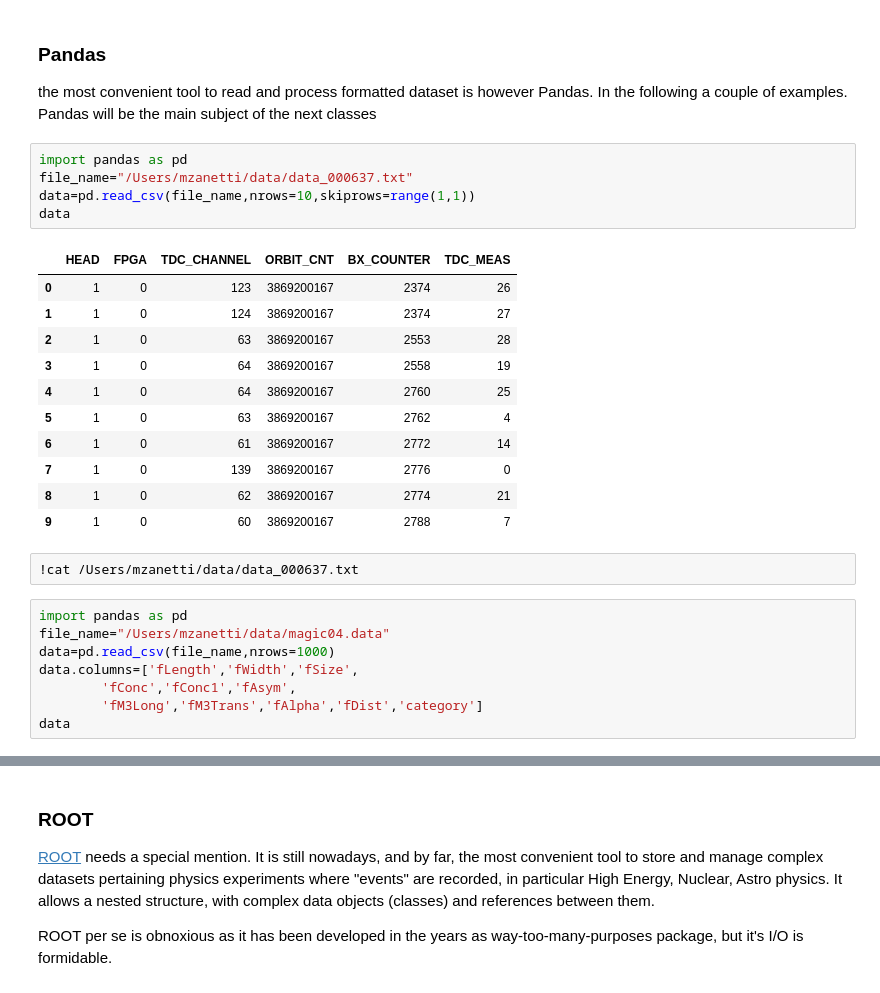
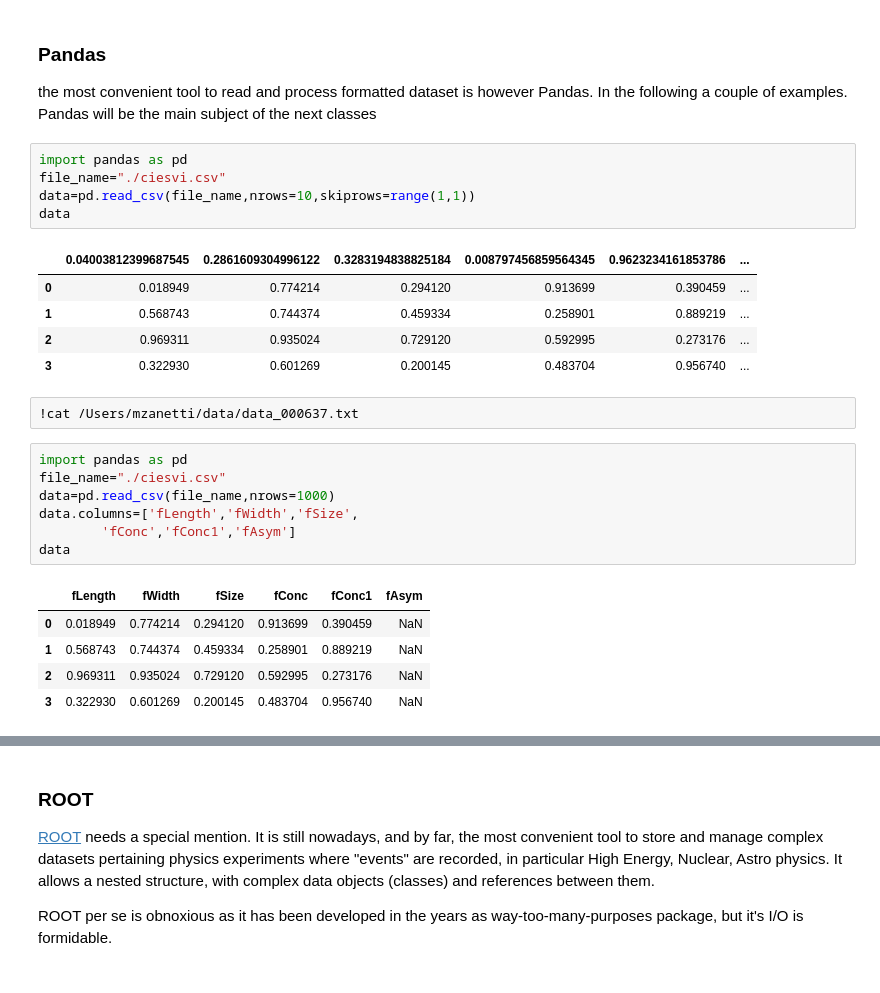
Before and after one commit to andreamarchetti03/LaboratoryOfComputationalPhysics_Y5, a Jupyter notebook: 05_OSEMN.ipynb, the cells around one changed output, grey strips where cells are left out. Saved outputs shown, nothing was run; the diff lists cells and outputs as text.

```diff
--- a/05_OSEMN.ipynb
+++ b/05_OSEMN.ipynb
@@ -330,31 +389,30 @@ with h5py.File('example.hdf5') as f:
 the most convenient tool to read and process formatted dataset is however Pandas. In the following a couple of examples. Pandas will be the main subject of the next classes
 # %%
 import pandas as pd
-file_name="/Users/mzanetti/data/data_000637.txt"
+file_name="./ciesvi.csv"
 data=pd.read_csv(file_name,nrows=10,skiprows=range(1,1))
 data
 # %% [output]
-|  | HEAD | FPGA | TDC_CHANNEL | ORBIT_CNT | BX_COUNTER | TDC_MEAS |
-| 0 | 1 | 0 | 123 | 3869200167 | 2374 | 26 |
-| 1 | 1 | 0 | 124 | 3869200167 | 2374 | 27 |
-| 2 | 1 | 0 | 63 | 3869200167 | 2553 | 28 |
-| 3 | 1 | 0 | 64 | 3869200167 | 2558 | 19 |
-| 4 | 1 | 0 | 64 | 3869200167 | 2760 | 25 |
-| 5 | 1 | 0 | 63 | 3869200167 | 2762 | 4 |
-| 6 | 1 | 0 | 61 | 3869200167 | 2772 | 14 |
-| 7 | 1 | 0 | 139 | 3869200167 | 2776 | 0 |
-| 8 | 1 | 0 | 62 | 3869200167 | 2774 | 21 |
-| 9 | 1 | 0 | 60 | 3869200167 | 2788 | 7 |
+|  | 0.04003812399687545 | 0.2861609304996122 | 0.3283194838825184 | 0.008797456859564345 | 0.9623234161853786 | ... |
+| 0 | 0.018949 | 0.774214 | 0.294120 | 0.913699 | 0.390459 | ... |
+| 1 | 0.568743 | 0.744374 | 0.459334 | 0.258901 | 0.889219 | ... |
+| 2 | 0.969311 | 0.935024 | 0.729120 | 0.592995 | 0.273176 | ... |
+| 3 | 0.322930 | 0.601269 | 0.200145 | 0.483704 | 0.956740 | ... |
 # %%
 !cat /Users/mzanetti/data/data_000637.txt
 # %%
 import pandas as pd
-file_name="/Users/mzanetti/data/magic04.data"
+file_name="./ciesvi.csv"
 data=pd.read_csv(file_name,nrows=1000)
 data.columns=['fLength','fWidth','fSize',
-        'fConc','fConc1','fAsym',
-        'fM3Long','fM3Trans','fAlpha','fDist','category']
+        'fConc','fConc1','fAsym']
 data
+# %% [output]
+|  | fLength | fWidth | fSize | fConc | fConc1 | fAsym |
+| 0 | 0.018949 | 0.774214 | 0.294120 | 0.913699 | 0.390459 | NaN |
+| 1 | 0.568743 | 0.744374 | 0.459334 | 0.258901 | 0.889219 | NaN |
+| 2 | 0.969311 | 0.935024 | 0.729120 | 0.592995 | 0.273176 | NaN |
+| 3 | 0.322930 | 0.601269 | 0.200145 | 0.483704 | 0.956740 | NaN |
 # %%
 %matplotlib inline
 
```
Also changed, not shown: parts of 13 cells of this notebook, 12 other files.
